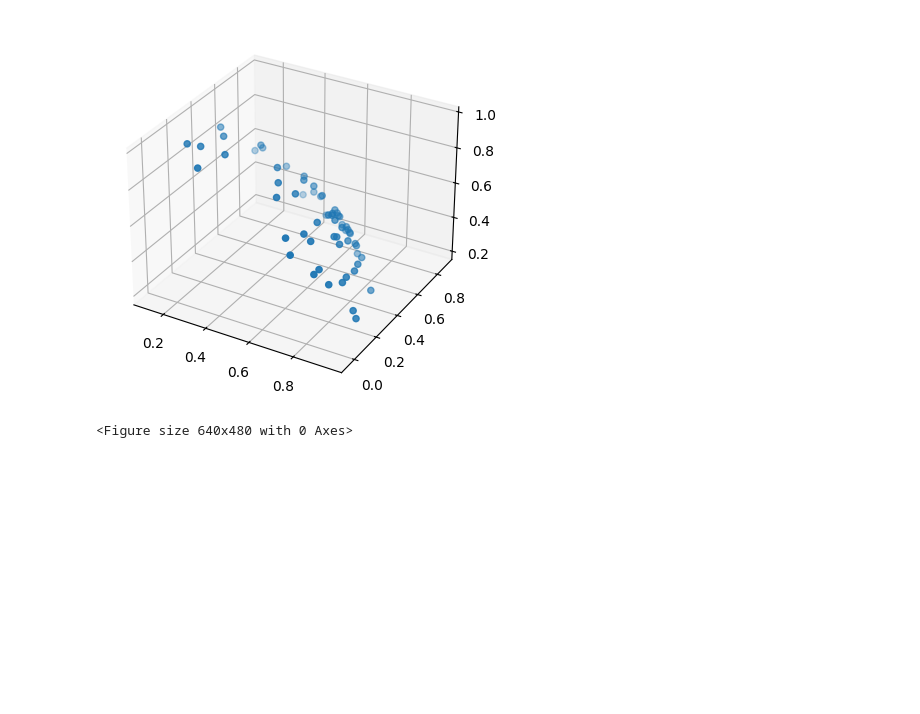
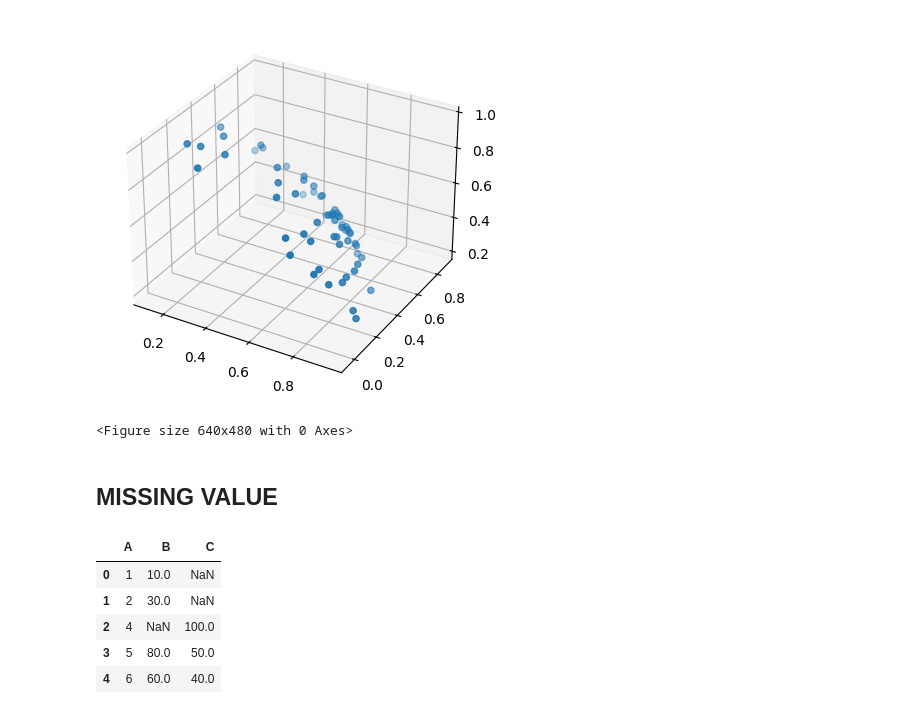
Before and after one commit to Vaisalee/sem-5, a Jupyter notebook: Data cleaning.ipynb, the cells around one changed output. Saved outputs shown, nothing was run; the diff lists cells and outputs as text; code cells hidden in the pictures; blank space fills up the shorter version.

```diff
--- a/Data cleaning.ipynb
+++ b/Data cleaning.ipynb
@@ -252,3 +252,18 @@ plt.figure()
 <Figure size 640x480 with 0 Axes>
 [figure]
 <Figure size 640x480 with 0 Axes>
+# %% [markdown]
+## MISSING VALUE
+# %%
+data={"A":[1,2,4,5,6],"B":[10,30,np.nan,80,60],"C":[np.nan,np.nan,100,50,40]}
+# %%
+DF=pd.DataFrame(data)
+# %%
+DF
+# %% [output]
+|  | A | B | C |
+| 0 | 1 | 10.0 | NaN |
+| 1 | 2 | 30.0 | NaN |
+| 2 | 4 | NaN | 100.0 |
+| 3 | 5 | 80.0 | 50.0 |
+| 4 | 6 | 60.0 | 40.0 |
```
Also changed, not shown: parts of 11 cells of this notebook.
